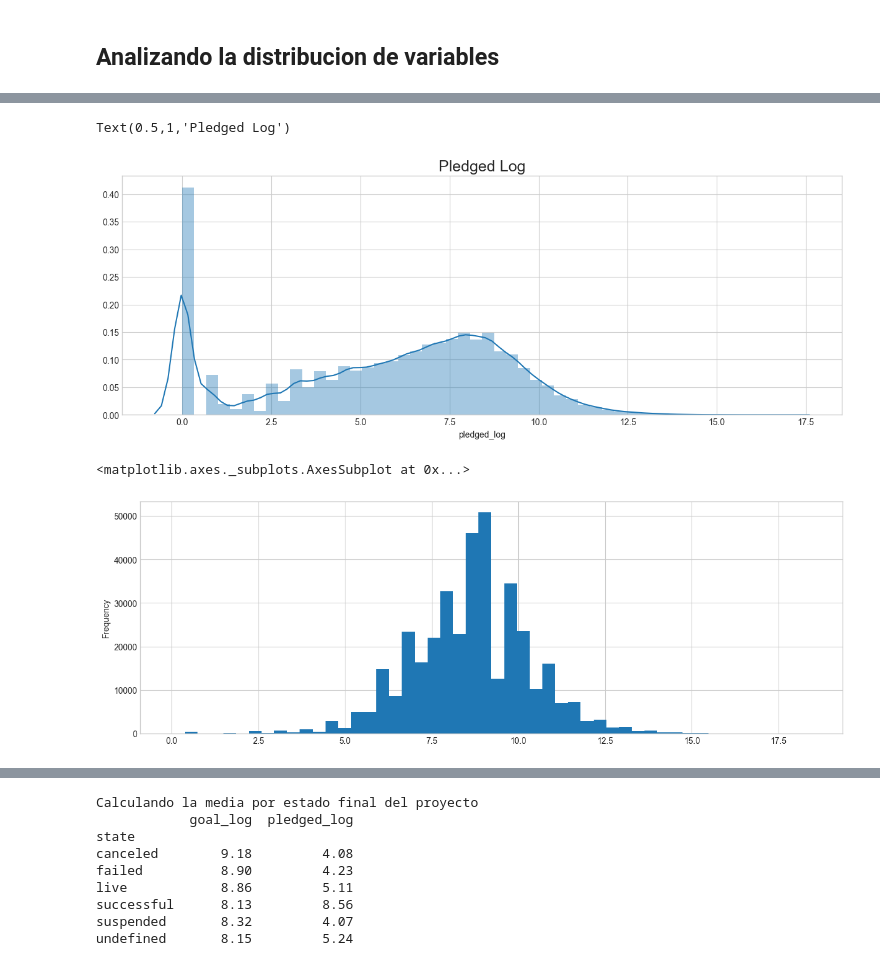
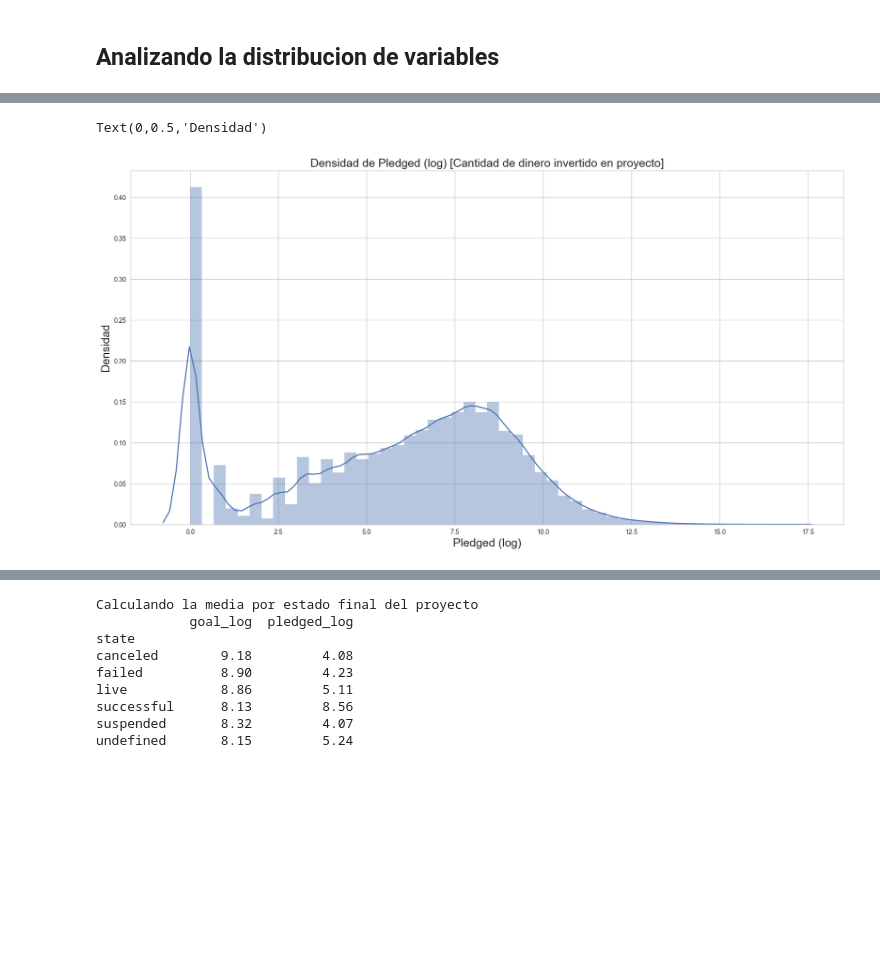
Before and after one commit to idontdomath/datos-exploratory-data-analysis, a Jupyter notebook: 2018-class02/01-kickstarter-projects.ipynb, the cells around one changed output, grey strips where cells are left out. Saved outputs shown, nothing was run; the diff lists cells and outputs as text; code cells hidden in the pictures; blank space fills up the shorter version.

```diff
--- a/2018-class02/01-kickstarter-projects.ipynb
+++ b/2018-class02/01-kickstarter-projects.ipynb
@@ -40,13 +40,14 @@ En general realizaremos el análisis del mismo sobre uno o varios Dataframes.
 - Concatenacion y Join (Merge) de data frames.
 # %%
+# importacion general de librerias y de visualizacion (matplotlib y seaborn)
 import pandas as pd
 import numpy as np
 import matplotlib.pyplot as plt
+import seaborn as sns
 
 %matplotlib inline
 
-import matplotlib.pyplot as plt
-import seaborn as sns
+plt.style.use('default') # haciendo los graficos un poco mas bonitos en matplotlib
+plt.rcParams['figure.figsize'] = (20, 10)
 
-plt.style.use('default') # haciendo los graficos un poco mas bonitos xD
-plt.rcParams['figure.figsize'] = (15, 5)
+sns.set(style="whitegrid") # seteando tipo de grid en seaborn
@@ -173,6 +256,4 @@ projects_2017.describe()
 # %%
 # creamos nuevas columnas en escala logaritmica
-projects_2017["pledged_log"] = np.log(projects_2017["pledged"]+ 1)
+projects_2017["pledged_log"] = np.log(projects_2017["pledged"]+1)
 projects_2017["goal_log"] = np.log(projects_2017["goal"]+ 1)
-projects_2017["usd_pledged_real_log"] = np.log(projects_2017["usd_pledged_real"]+ 1)
-projects_2017["usd_goal_real_log"] = np.log(projects_2017["usd_goal_real"]+ 1)
@@ -184,11 +285,8 @@ projects_2017["pledged_log"].plot.hist(bins=50)
 # %%
 g = sns.distplot(projects_2017["pledged_log"])
-g.set_title("Pledged Log", fontsize=18)
+g.set_title("Densidad de Pledged (log) [Cantidad de dinero invertido en proyecto]", fontsize=18)
+g.set_xlabel("Pledged (log)",fontsize=18)
+g.set_ylabel("Densidad", fontsize=18)
 # %% [output]
-Text(0.5,1,'Pledged Log')
+Text(0,0.5,'Densidad')
-[figure, old version]
+[figure, new version]
-# %%
-projects_2017["goal_log"].plot.hist(bins=50)
-# %% [output]
-<matplotlib.axes._subplots.AxesSubplot at 0x...>
-[figure, removed]
```
Also changed, not shown: parts of 96 cells of this notebook, 1 other file.
